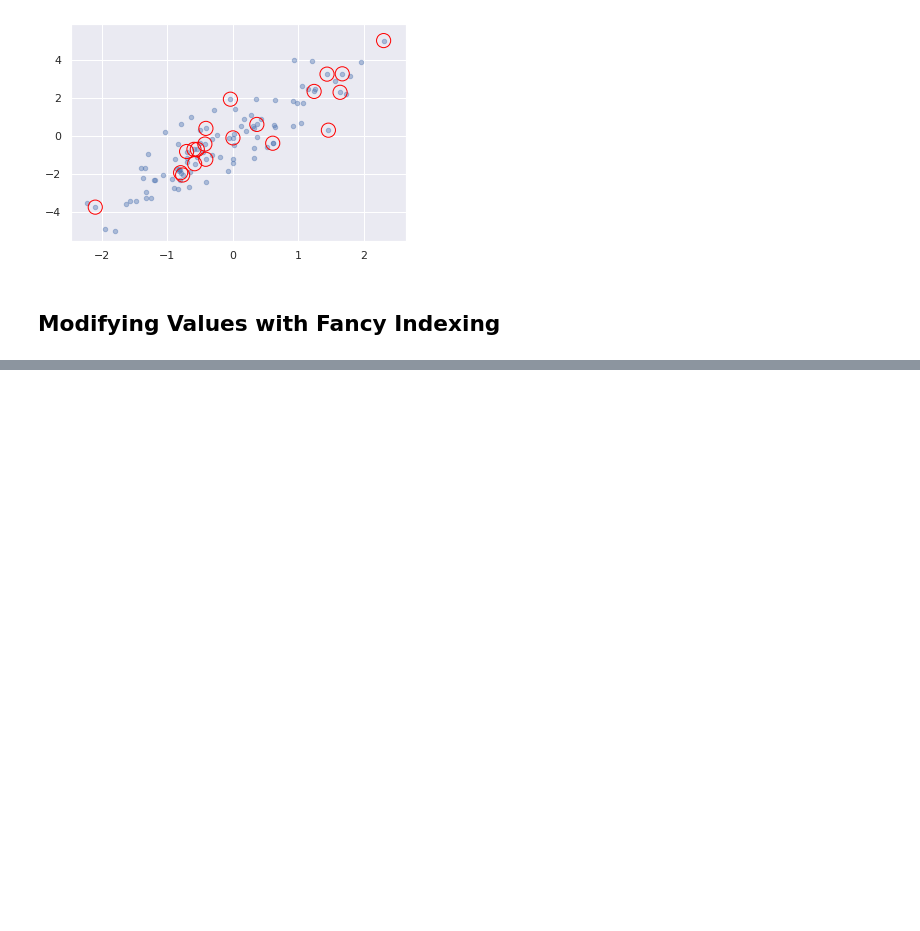
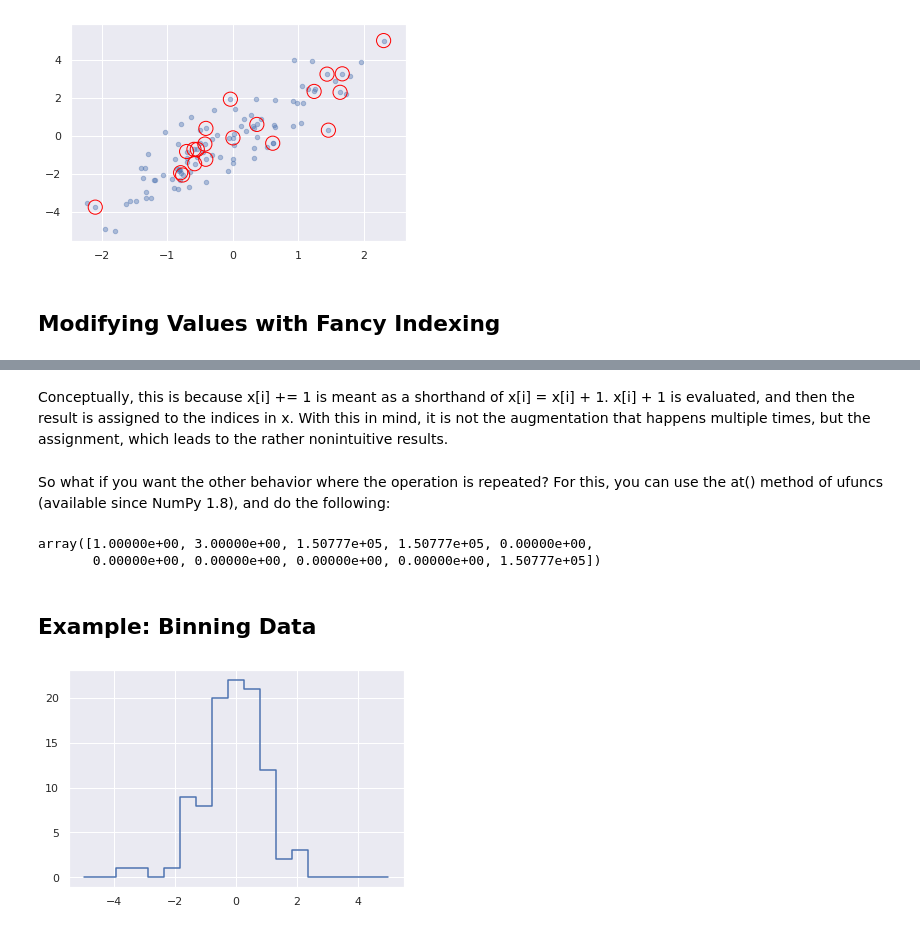
Before and after one commit to franzoni/ML-A-Z-Hands-On-Python-R, a Jupyter notebook: Machine_Learning_A-Z_Template_Folder/Part_4_-_Clustering/Section_2xx_-_Part_PLAYplay/fancy_indexing.ipynb, the cells around one changed output, grey strips where cells are left out. Drawn from its saved outputs; the diff is of its cells as text; code cells hidden in the pictures; blank space fills up the shorter version.

```diff
--- a/Machine_Learning_A-Z_Template_Folder/Part_4_-_Clustering/Section_2xx_-_Part_PLAYplay/fancy_indexing.ipynb
+++ b/Machine_Learning_A-Z_Template_Folder/Part_4_-_Clustering/Section_2xx_-_Part_PLAYplay/fancy_indexing.ipynb
@@ -287,0 +331,37 @@ plt.scatter(selection[:, 0], selection[:, 1],
+# %% [markdown]
+Conceptually, this is because x[i] += 1 is meant as a shorthand of x[i] = x[i] + 1. x[i] + 1 is evaluated, and then the result is assigned to the indices in x. With this in mind, it is not the augmentation that happens multiple times, but the assignment, which leads to the rather nonintuitive results.
+# %% [markdown]
+So what if you want the other behavior where the operation is repeated? For this, you can use the at() method of ufuncs (available since NumPy 1.8), and do the following:
+# %%
+np.add.at(x,[1,1,1])
+# %% [output]
+array([1.00000e+00, 3.00000e+00, 1.50777e+05, 1.50777e+05, 0.00000e+00,
+       0.00000e+00, 0.00000e+00, 0.00000e+00, 0.00000e+00, 1.50777e+05])
+# %% [markdown]
+## Example: Binning Data
+# %%
+np.random.seed(150777)
+x = np.random.randn(100)
+
+
+# compute a histogram by hand
+min      = -5
+max      = 5
+num_bins = 20
+bins   = np.linspace(min,max,num_bins)
+counts = np.zeros_like(bins)
+
+# find the appropriate bin for each x
+# from the doc of searchsorted"
+# Find indices where elements should be inserted to maintain order.
+# Find the indices into a sorted array `a` such that, if the
+# corresponding elements in `v` were inserted before the indices, the
+# order of `a` would be preserved.
+
+i = np.searchsorted(bins,x)
+np.add.at(counts, i , 1)
+# %%
+# plot the results
+plt.plot(bins, counts, linestyle='steps');
+# %% [output]
+[figure, added]
```
Also changed, not shown: parts of 13 cells of this notebook.
